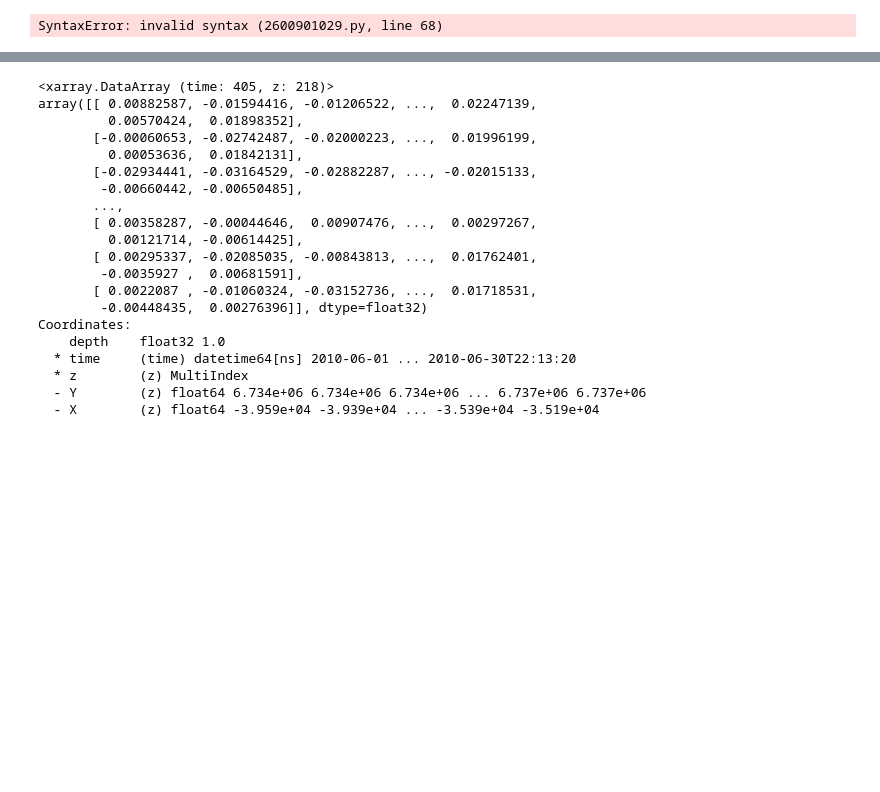
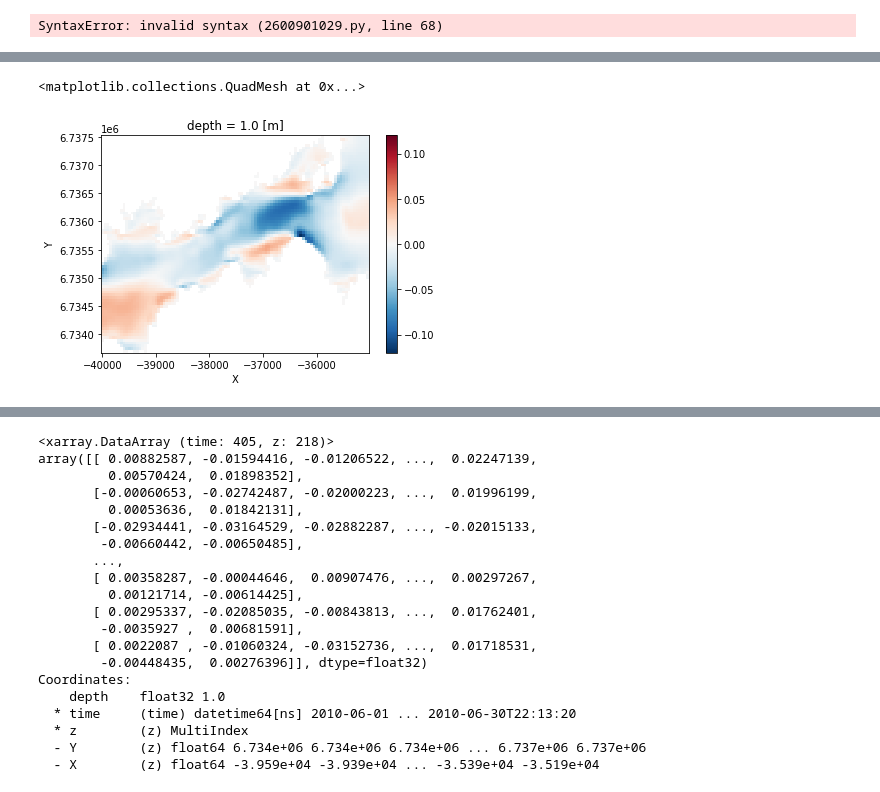
Before and after one commit to galendal/FACTS, a Jupyter notebook: eof_GA.ipynb, the cells around one changed output, grey strips where cells are left out. Cells and saved outputs as stored; diff of their text form; code cells hidden in the pictures; blank space fills up the shorter version.

```diff
--- a/eof_GA.ipynb
+++ b/eof_GA.ipynb
@@ -215,3 +216,8 @@ B=coarse.ucent.data@V
 uc=xr.DataArray(B@V.T,dims=v.dims)
 A=np.linalg.pinv(B).T@np.diag(L)
 uu=xr.DataArray(A@U.T,dims=u.dims)
+# %%
+(uu*focus.ustd+focus.umean).mean(dim='time').unstack('z').plot()
+# %% [output]
+<matplotlib.collections.QuadMesh at 0x...>
+[figure, added]
```
Also changed, not shown: parts of 16 cells of this notebook.
